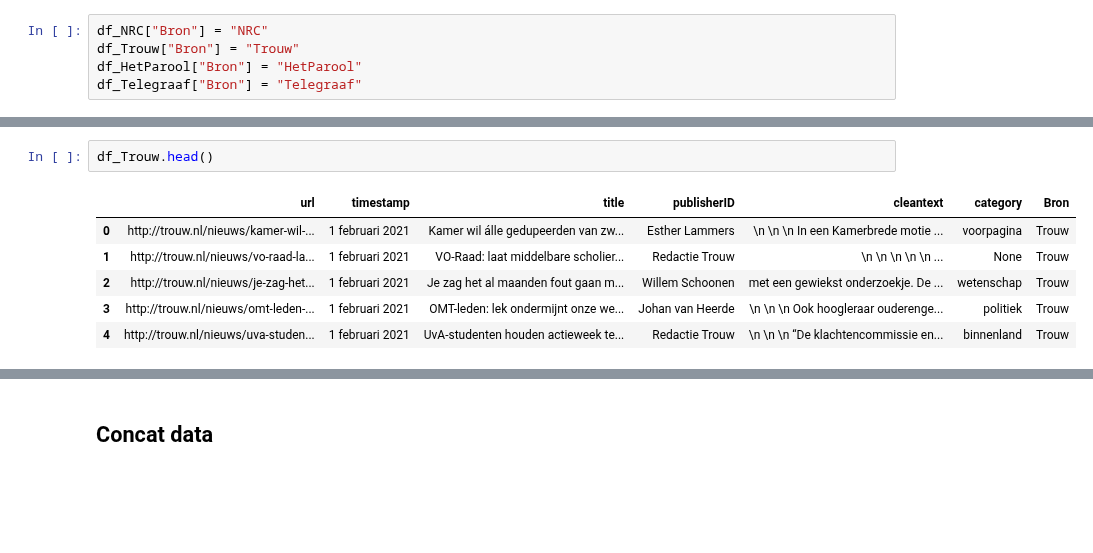
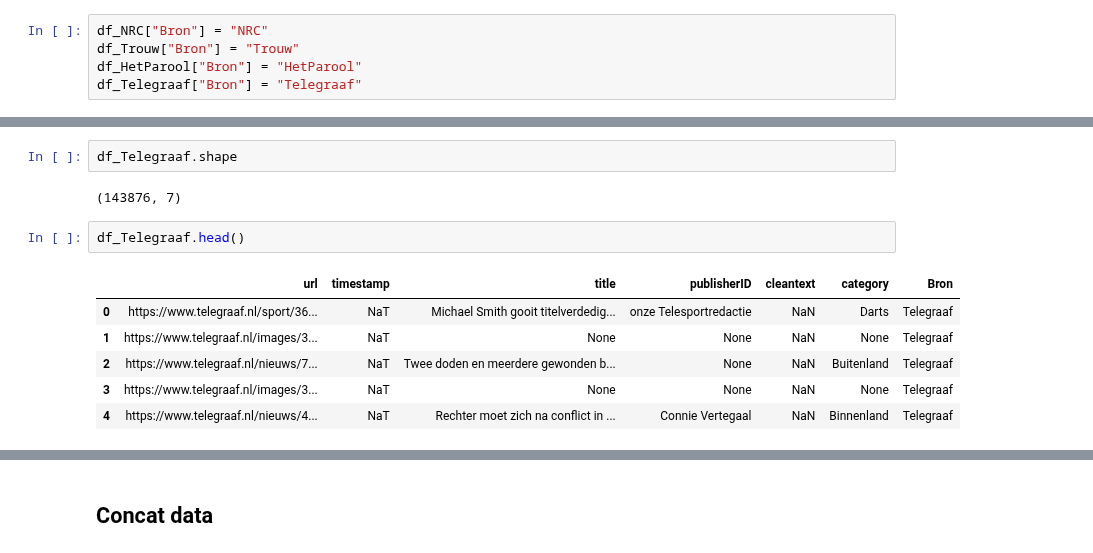
Before and after one commit to Chris-Congleton/MSc-Thesis, a Jupyter notebook: Playground/Testset_2021_playground.ipynb, the cells around one changed output, grey strips where cells are left out. Saved outputs shown, nothing was run; the diff lists cells and outputs as text; blank space fills up the shorter version.

```diff
--- a/Playground/Testset_2021_playground.ipynb
+++ b/Playground/Testset_2021_playground.ipynb
@@ -94,9 +115,13 @@ df_NRC['date'] = df_NRC['timestamp'].map(lambda x: x.date())
+# %%
+df_Telegraaf.shape
+# %% [output]
+(143876, 7)
 # %%
-df_Trouw.head()
+df_Telegraaf.head()
 # %% [output]
 |  | url | timestamp | title | publisherID | cleantext | category | Bron |
-| 0 | http://trouw.nl/nieuws/kamer-wil-... | 1 februari 2021 | Kamer wil álle gedupeerden van zw... | Esther Lammers | \n \n \n In een Kamerbrede motie ... | voorpagina | Trouw |
-| 1 | http://trouw.nl/nieuws/vo-raad-la... | 1 februari 2021 | VO-Raad: laat middelbare scholier... | Redactie Trouw | \n \n \n \n \n ... | None | Trouw |
-| 2 | http://trouw.nl/nieuws/je-zag-het... | 1 februari 2021 | Je zag het al maanden fout gaan m... | Willem Schoonen | met een gewiekst onderzoekje. De ... | wetenschap | Trouw |
-| 3 | http://trouw.nl/nieuws/omt-leden-... | 1 februari 2021 | OMT-leden: lek ondermijnt onze we... | Johan van Heerde | \n \n \n Ook hoogleraar ouderenge... | politiek | Trouw |
-| 4 | http://trouw.nl/nieuws/uva-studen... | 1 februari 2021 | UvA-studenten houden actieweek te... | Redactie Trouw | \n \n \n “De klachtencommissie en... | binnenland | Trouw |
+| 0 | https://www.telegraaf.nl/sport/36... | NaT | Michael Smith gooit titelverdedig... | onze Telesportredactie | NaN | Darts | Telegraaf |
+| 1 | https://www.telegraaf.nl/images/3... | NaT | None | None | NaN | None | Telegraaf |
+| 2 | https://www.telegraaf.nl/nieuws/7... | NaT | Twee doden en meerdere gewonden b... | None | NaN | Buitenland | Telegraaf |
+| 3 | https://www.telegraaf.nl/images/3... | NaT | None | None | NaN | None | Telegraaf |
+| 4 | https://www.telegraaf.nl/nieuws/4... | NaT | Rechter moet zich na conflict in ... | Connie Vertegaal | NaN | Binnenland | Telegraaf |
```
Also changed, not shown: parts of 35 cells of this notebook.
